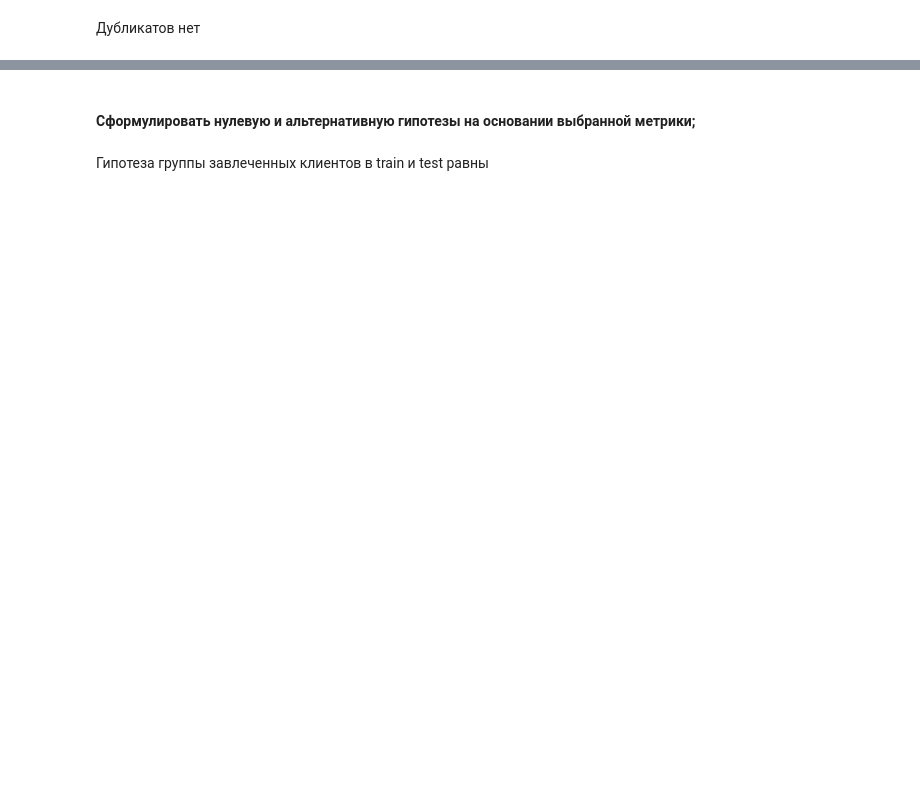
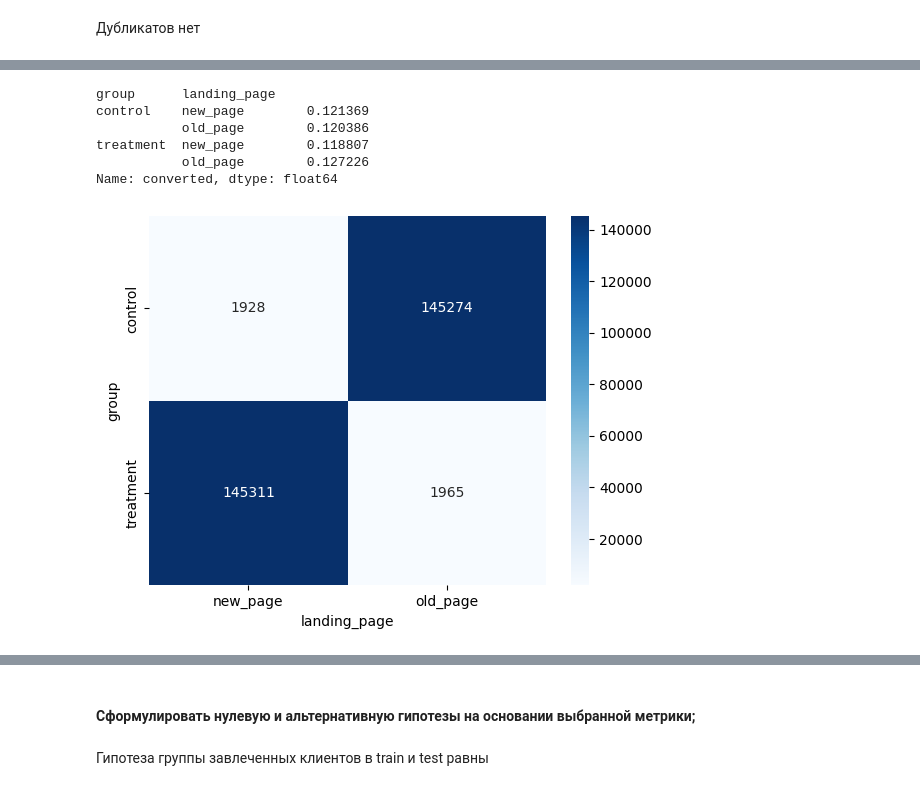
Before and after one commit to TimWHitee/gp_4_AB, a Jupyter notebook: GP_4_Statistics_Первичное.ipynb, the cells around one changed output, grey strips where cells are left out. Saved outputs shown, nothing was run; the diff lists cells and outputs as text; code cells hidden in the pictures; blank space fills up the shorter version.

```diff
--- a/GP_4_Statistics_Первичное.ipynb
+++ b/GP_4_Statistics_Первичное.ipynb
@@ -61,5 +62,5 @@ import matplotlib.pyplot as plt
 # %%
-data = pd.read_csv('data_abс.csv')
+data = pd.read_csv('data_ab.csv')
 # %%
 data.info()
 # %% [output]
@@ -97,0 +108,18 @@ memory usage: 11.2+ MB
+# %%
+cr1 = data.groupby(['group', 'landing_page'])['converted'].sum()/data.groupby(['group', 'landing_page'])['converted'].count()
+
+cr1
+# %% [output]
+group      landing_page
+control    new_page        0.121369
+           old_page        0.120386
+treatment  new_page        0.118807
+           old_page        0.127226
+Name: converted, dtype: float64
+# %%
+cross = pd.crosstab(data['group'], data['landing_page']) # https://pandas.pydata.org/docs/reference/api/pandas.crosstab.html
+
+sns.heatmap(cross, annot=True, fmt='d', cmap='Blues')
+plt.show()
+# %% [output]
+[figure, added]
```
Also changed, not shown: parts of 16 cells of this notebook, 2 other files.
